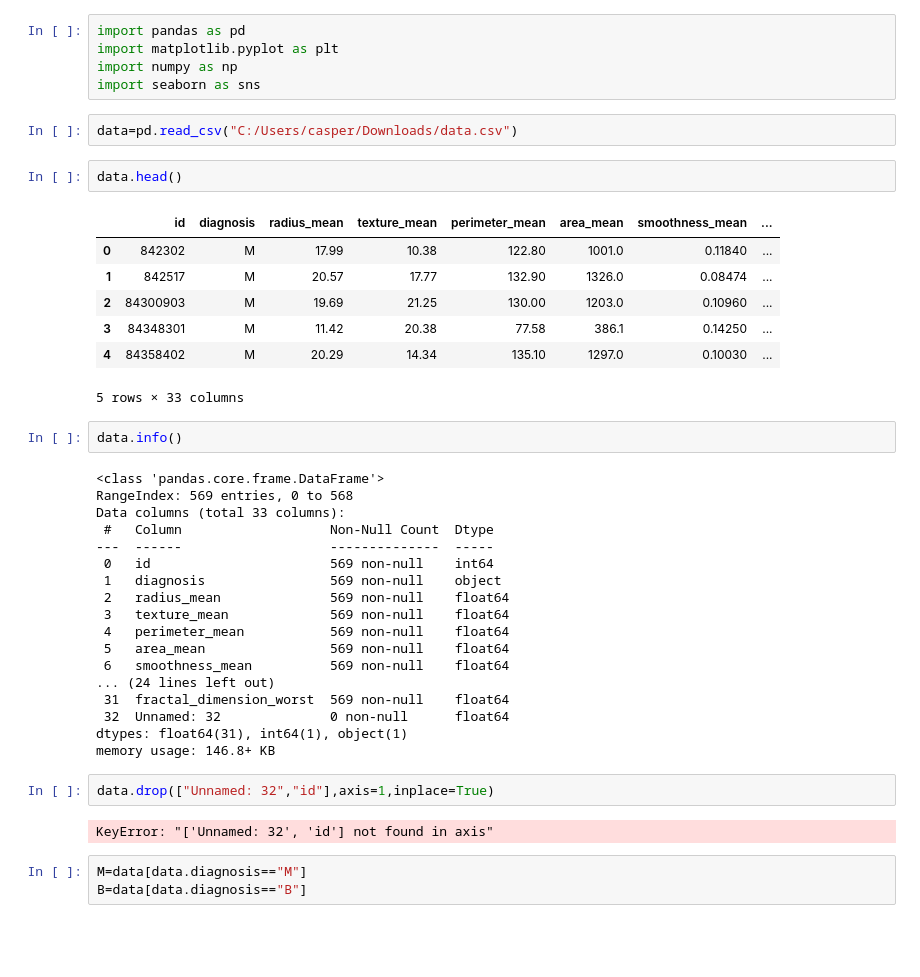
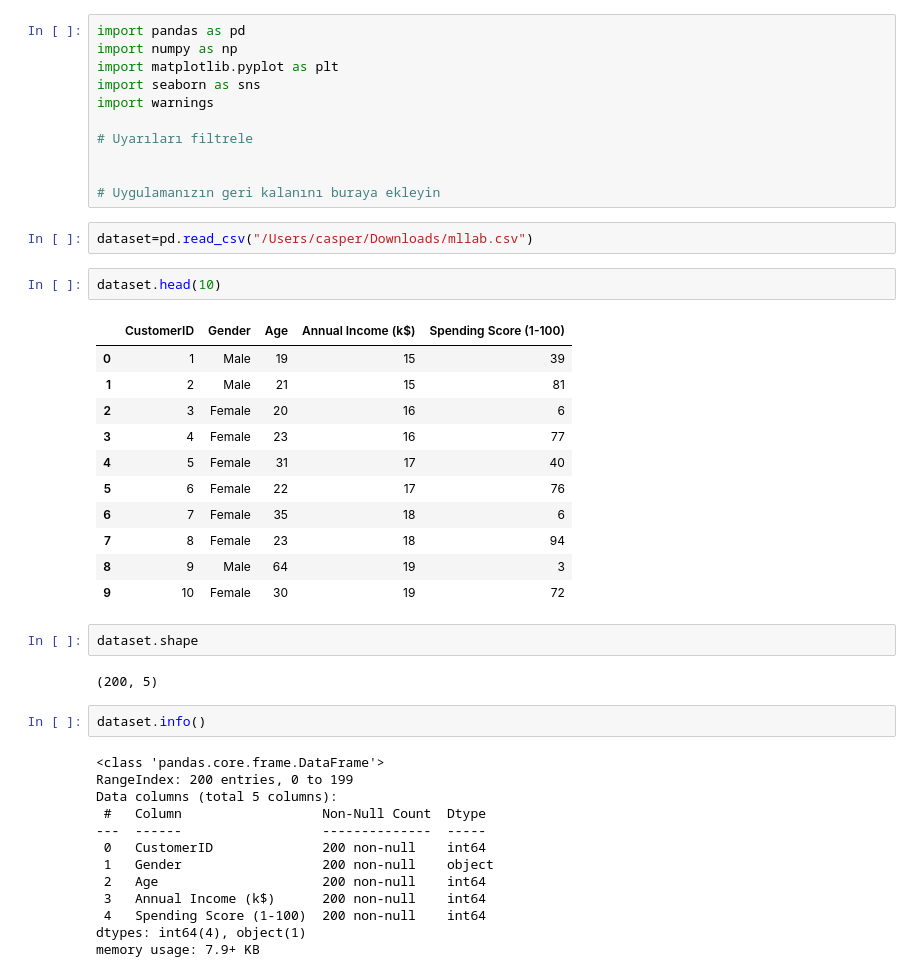
Before and after one commit to kilicseyit/ML-Lab, a Jupyter notebook: Untitled.ipynb, the cells around one changed output. Saved outputs shown, nothing was run; the diff lists cells and outputs as text; blank space fills up the shorter version.

```diff
--- a/Untitled.ipynb
+++ b/Untitled.ipynb
@@ -1,44 +1,46 @@
 # %%
 import pandas as pd
+import numpy as np
 import matplotlib.pyplot as plt
-import numpy as np
 import seaborn as sns
+import warnings
+
+# Uyarıları filtrele
+
+
+# Uygulamanızın geri kalanını buraya ekleyin
 # %%
-data=pd.read_csv("C:/Users/casper/Downloads/data.csv")
+dataset=pd.read_csv("/Users/casper/Downloads/mllab.csv")
-# %%
-data.head()
-# %% [output]
-|  | id | diagnosis | radius_mean | texture_mean | perimeter_mean | area_mean | smoothness_mean | ... |
-| 0 | 842302 | M | 17.99 | 10.38 | 122.80 | 1001.0 | 0.11840 | ... |
-| 1 | 842517 | M | 20.57 | 17.77 | 132.90 | 1326.0 | 0.08474 | ... |
-| 2 | 84300903 | M | 19.69 | 21.25 | 130.00 | 1203.0 | 0.10960 | ... |
-| 3 | 84348301 | M | 11.42 | 20.38 | 77.58 | 386.1 | 0.14250 | ... |
-| 4 | 84358402 | M | 20.29 | 14.34 | 135.10 | 1297.0 | 0.10030 | ... |
-5 rows × 33 columns
+# %%
+dataset.head(10)
+# %% [output]
+|  | CustomerID | Gender | Age | Annual Income (k$) | Spending Score (1-100) |
+| 0 | 1 | Male | 19 | 15 | 39 |
+| 1 | 2 | Male | 21 | 15 | 81 |
+| 2 | 3 | Female | 20 | 16 | 6 |
+| 3 | 4 | Female | 23 | 16 | 77 |
+| 4 | 5 | Female | 31 | 17 | 40 |
+| 5 | 6 | Female | 22 | 17 | 76 |
+| 6 | 7 | Female | 35 | 18 | 6 |
+| 7 | 8 | Female | 23 | 18 | 94 |
+| 8 | 9 | Male | 64 | 19 | 3 |
+| 9 | 10 | Female | 30 | 19 | 72 |
+# %%
+dataset.shape
+# %% [output]
+(200, 5)
 # %%
-data.info()
+dataset.info()
 # %% [output]
 <class 'pandas.core.frame.DataFrame'>
-RangeIndex: 569 entries, 0 to 568
-Data columns (total 33 columns):
- #   Column                   Non-Null Count  Dtype
----  ------                   --------------  -----
- 0   id                       569 non-null    int64
- 1   diagnosis                569 non-null    object
- 2   radius_mean              569 non-null    float64
- 3   texture_mean             569 non-null    float64
- 4   perimeter_mean           569 non-null    float64
- 5   area_mean                569 non-null    float64
- 6   smoothness_mean          569 non-null    float64
-... (24 lines left out)
- 31  fractal_dimension_worst  569 non-null    float64
- 32  Unnamed: 32              0 non-null      float64
-dtypes: float64(31), int64(1), object(1)
-memory usage: 146.8+ KB
+RangeIndex: 200 entries, 0 to 199
+Data columns (total 5 columns):
+ #   Column                  Non-Null Count  Dtype
+---  ------                  --------------  -----
+ 0   CustomerID              200 non-null    int64
+ 1   Gender                  200 non-null    object
+ 2   Age                     200 non-null    int64
+ 3   Annual Income (k$)      200 non-null    int64
+ 4   Spending Score (1-100)  200 non-null    int64
+dtypes: int64(4), object(1)
+memory usage: 7.9+ KB
-# %%
-data.drop(["Unnamed: 32","id"],axis=1,inplace=True)
-# %% [output]
-KeyError: "['Unnamed: 32', 'id'] not found in axis"
-# %%
-M=data[data.diagnosis=="M"]
-B=data[data.diagnosis=="B"]
```
Also changed, not shown: parts of 19 cells of this notebook.
